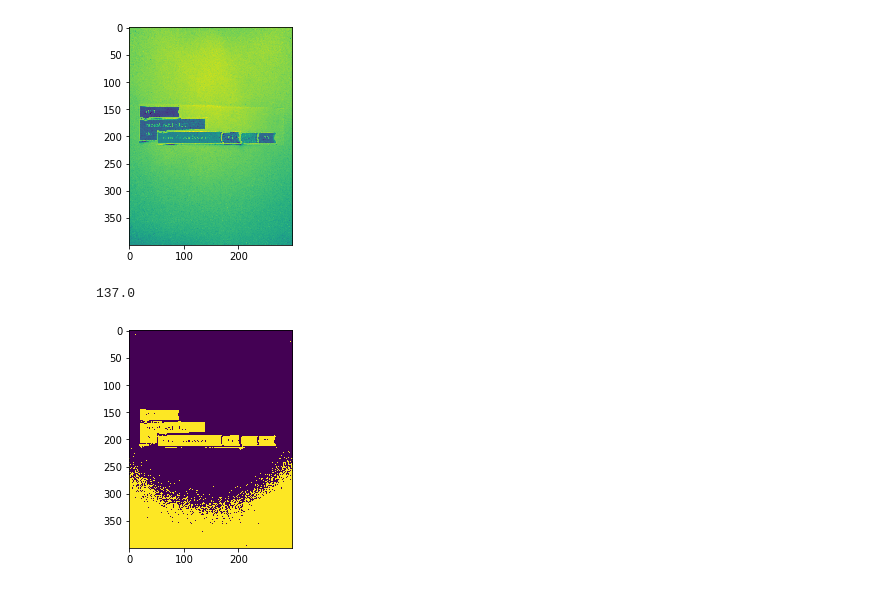
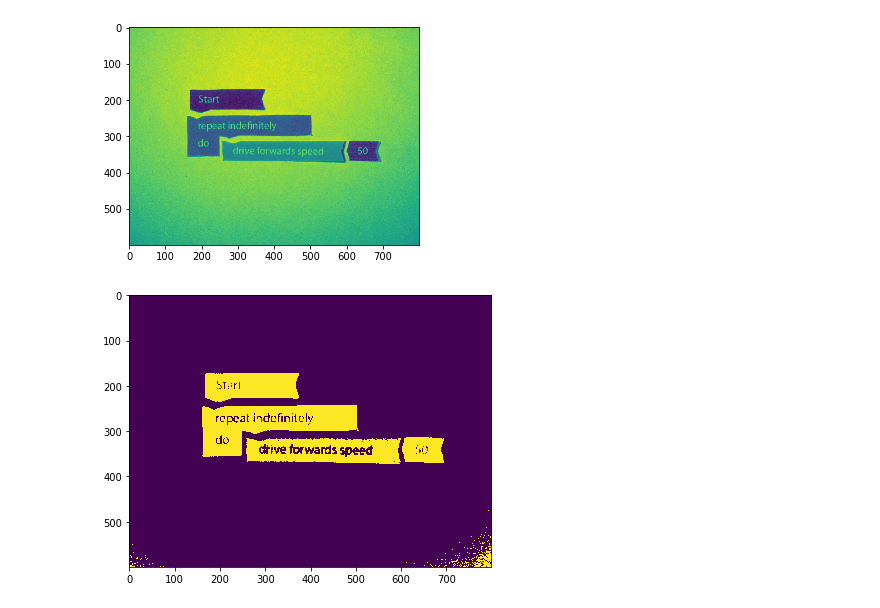
Before and after one commit to VasilisPoulos/tangibles-recognition, a Jupyter notebook: new_blocks_testing.ipynb, the cells around one changed output. Drawn from its saved outputs; the diff is of its cells as text; code cells hidden in the pictures.

Commit message:
Removed some test images, changed the second example

```diff
--- a/new_blocks_testing.ipynb
+++ b/new_blocks_testing.ipynb
@@ -1,27 +1,26 @@
 # %%
 import numpy as np
 import matplotlib.pyplot as plt
 import cv2 as cv
 import pytesseract
 import os
 from PIL import Image
 from scipy.ndimage import label
-from scipy.ndimage import binary_opening, binary_closing
+from scipy.ndimage import binary_closing
 
-A = np.array(Image.open('test_images/no_crop.jpg'))
-A = np.rot90(A, -1)
-A = cv.resize(A, dsize=(300, 400), interpolation=cv.INTER_CUBIC)
+
+A = np.array(Image.open('test_images/new.jpg'))
+A = cv.resize(A, dsize=(800, 600), interpolation=cv.INTER_CUBIC)
 A_gray = cv.cvtColor(A, cv.COLOR_BGR2GRAY)
 plt.imshow(A_gray)
 plt.show()
 # %% [output]
-[figure, old version]
+[figure, new version]
 # %%
-threshold, A_bin = cv.threshold(A_gray, 0, 255, cv.THRESH_BINARY+cv.THRESH_OTSU)
-print(threshold)
+ret, A_bin = cv.threshold(A_gray,0,255,cv.THRESH_BINARY+cv.THRESH_OTSU)
 A_bin = np.invert(A_bin)
+plt.figure(figsize=(15, 5))
 plt.imshow(A_bin)
 plt.show()
 # %% [output]
-137.0
-[figure, old version]
+[figure, new version]
```
Also changed, not shown: parts of 4 cells of this notebook, 15 other files.
